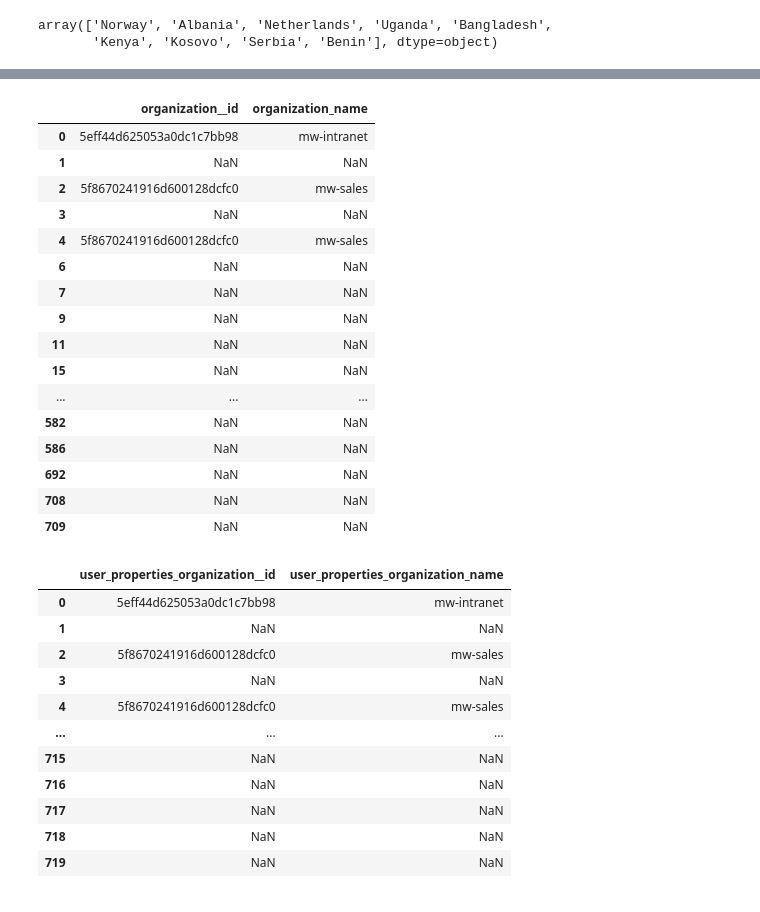
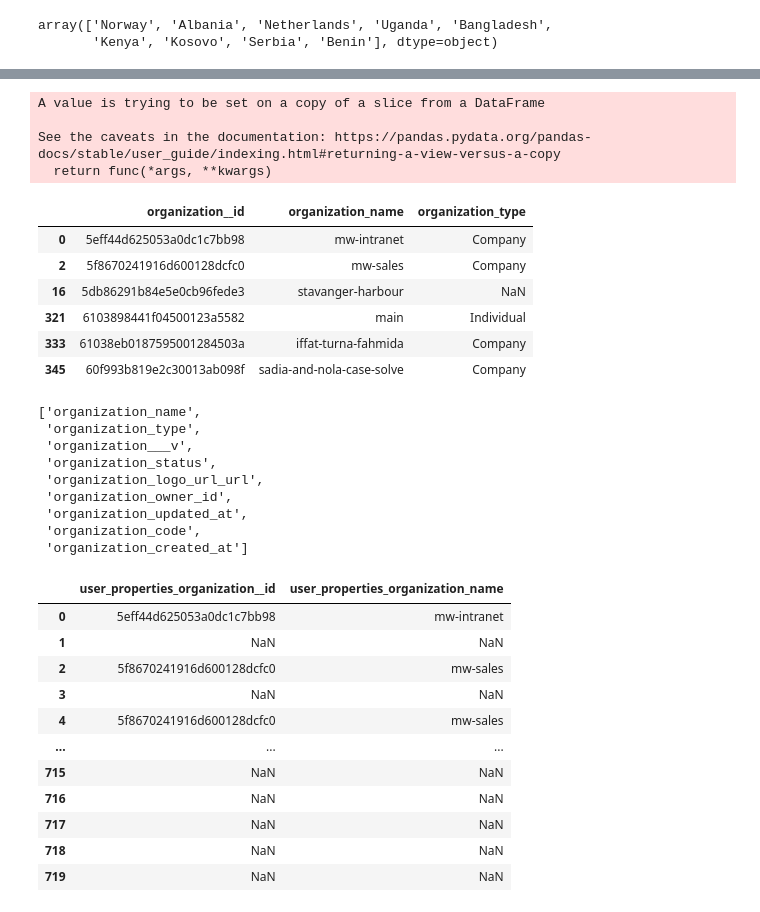
Before and after one commit to NLSanyu/mongo_to_postgres, a Jupyter notebook: test.ipynb, the cells around one changed output, grey strips where cells are left out. Saved outputs shown, nothing was run; the diff lists cells and outputs as text; code cells hidden in the pictures.

Commit message:
Split orgnaization into separate dataframe

```diff
--- a/test.ipynb
+++ b/test.ipynb
@@ -88,24 +88,36 @@ See the caveats in the documentation: https://pandas.pydata.org/pandas-docs/stab
 | 692 | NaN | NaN | 8ee0aaaa-9923-4852-a0a4-6842c0a13e1f | dccn7PGxIUNCLNgOo_LqAu | 1.629837e+12 | NaN | NaN | ... |
 | 708 | NaN | NaN | 92c70bac-65f3-435e-9b4c-dda30da4f2d1 | 6swk7HIW7ozZ-reBFBisJl | 1.630152e+12 | NaN | NaN | ... |
 | 709 | NaN | NaN | bf42c93e-be0f-45cf-9d25-3a985ec0f35e | VQDBeQgsQVA5J9gK7AEyIm | 1.630305e+12 | NaN | NaN | ... |
-# %%
-organizations = users_df[["organization__id" ,"organization_name"]]
-organizations
-# %% [output]
-|  | organization__id | organization_name |
-| 0 | 5eff44d625053a0dc1c7bb98 | mw-intranet |
-| 1 | NaN | NaN |
-| 2 | 5f8670241916d600128dcfc0 | mw-sales |
-| 3 | NaN | NaN |
-| 4 | 5f8670241916d600128dcfc0 | mw-sales |
-| 6 | NaN | NaN |
-| 7 | NaN | NaN |
-| 9 | NaN | NaN |
-| 11 | NaN | NaN |
-| 15 | NaN | NaN |
-| ... | ... | ... |
-| 582 | NaN | NaN |
-| 586 | NaN | NaN |
-| 692 | NaN | NaN |
-| 708 | NaN | NaN |
-| 709 | NaN | NaN |
+# %%
+organizations_df = users_df[["organization__id", "organization_name", "organization_type"]]
+organizations_df.dropna(subset=["organization__id"], inplace=True)
+organizations_df.drop_duplicates(subset=["organization__id"], inplace=True)
+organizations_df
+# %% [output]
+A value is trying to be set on a copy of a slice from a DataFrame
+
+See the caveats in the documentation: https://pandas.pydata.org/pandas-docs/stable/user_guide/indexing.html#returning-a-view-versus-a-copy
+  return func(*args, **kwargs)
+|  | organization__id | organization_name | organization_type |
+| 0 | 5eff44d625053a0dc1c7bb98 | mw-intranet | Company |
+| 2 | 5f8670241916d600128dcfc0 | mw-sales | Company |
+| 16 | 5db86291b84e5e0cb96fede3 | stavanger-harbour | NaN |
+| 321 | 6103898441f04500123a5582 | main | Individual |
+| 333 | 61038eb0187595001284503a | iffat-turna-fahmida | Company |
+| 345 | 60f993b819e2c30013ab098f | sadia-and-nola-case-solve | Company |
+# %%
+org_cols_to_drop = ["organization_name", "organization_type", "organization___v", "organization_status",
+        "organization_logo_url_url", "organization_owner_id", "organization_updated_at",
+        "organization_code", "organization_created_at"]
+# org_cols_to_drop.remove("organization__id")
+org_cols_to_drop
+# %% [output]
+['organization_name',
+ 'organization_type',
+ 'organization___v',
+ 'organization_status',
+ 'organization_logo_url_url',
+ 'organization_owner_id',
+ 'organization_updated_at',
+ 'organization_code',
+ 'organization_created_at']
```
Also changed, not shown: parts of 2 cells of this notebook, 1 other file.
